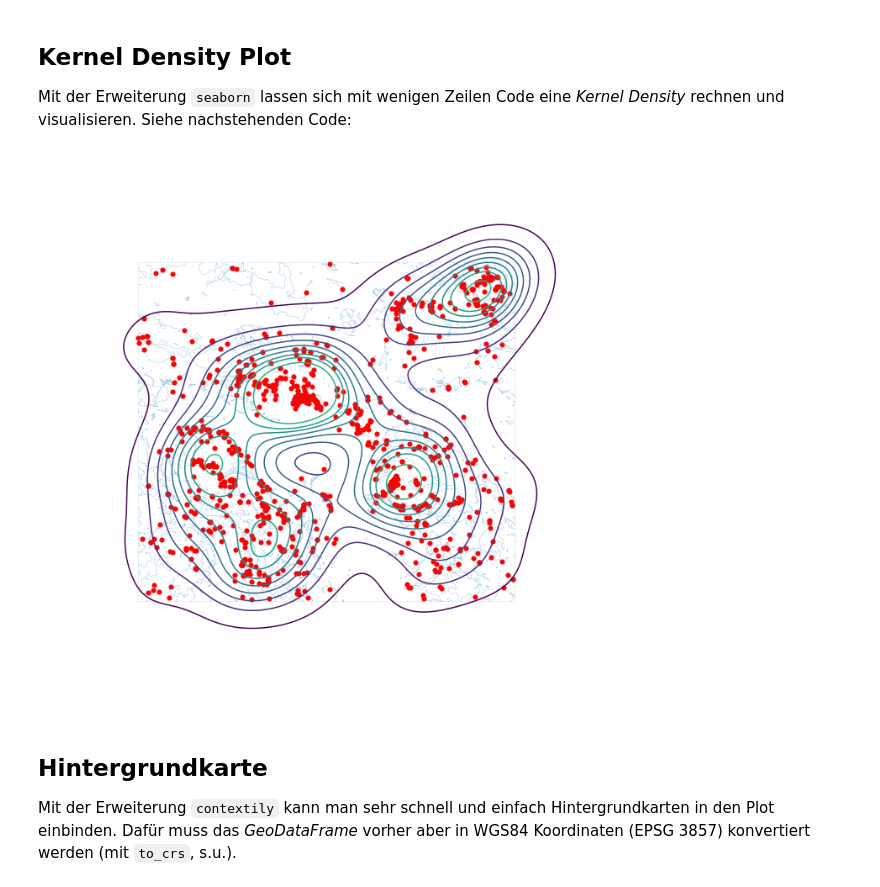
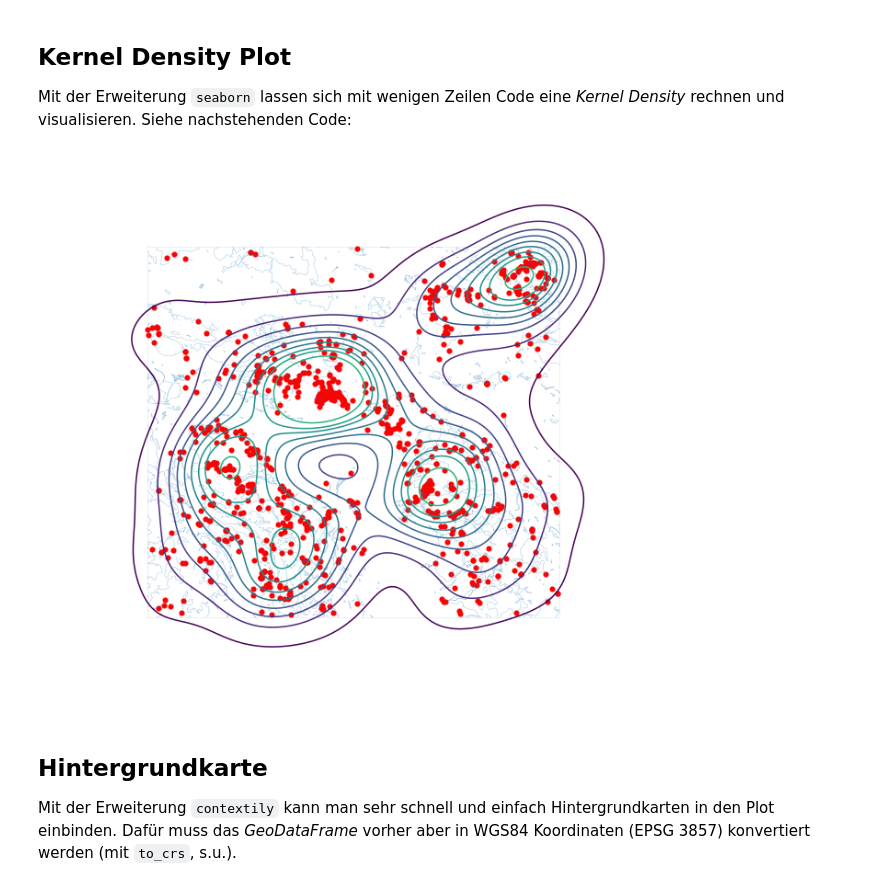
Before and after one commit to hannorahn/codingingis, a Jupyter notebook: 05_01_GIS_Demo.ipynb, the cells around one changed output. Cells and saved outputs as stored; diff of their text form; code cells hidden in the pictures.

```diff
--- a/05_01_GIS_Demo.ipynb
+++ b/05_01_GIS_Demo.ipynb
@@ -20,15 +19,16 @@ zeckenstiche_gpd = gpd.GeoDataFrame(zeckenstiche_full,
 # %%
+import seaborn as sns
+
 f, ax = plt.subplots(1, figsize=(12, 12))
 wald.boundary.plot(linewidth=0.1, ax=ax)
 zeckenstiche_gpd.plot(color='red', linewidth=0.1, ax=ax)
 
 sns.kdeplot(x = zeckenstiche_full.x, y= zeckenstiche_full.y,shade = False,n_levels = 10, cmap = "viridis", ax = ax)
 
 ax.set_axis_off()
-plt.axis('equal')
 plt.show()
 # %% [output]
-[figure, old version]
+[figure, new version]
 # %% [markdown]
 ## Hintergrundkarte
 
```
Also changed, not shown: parts of 4 cells of this notebook, 4 other files.
